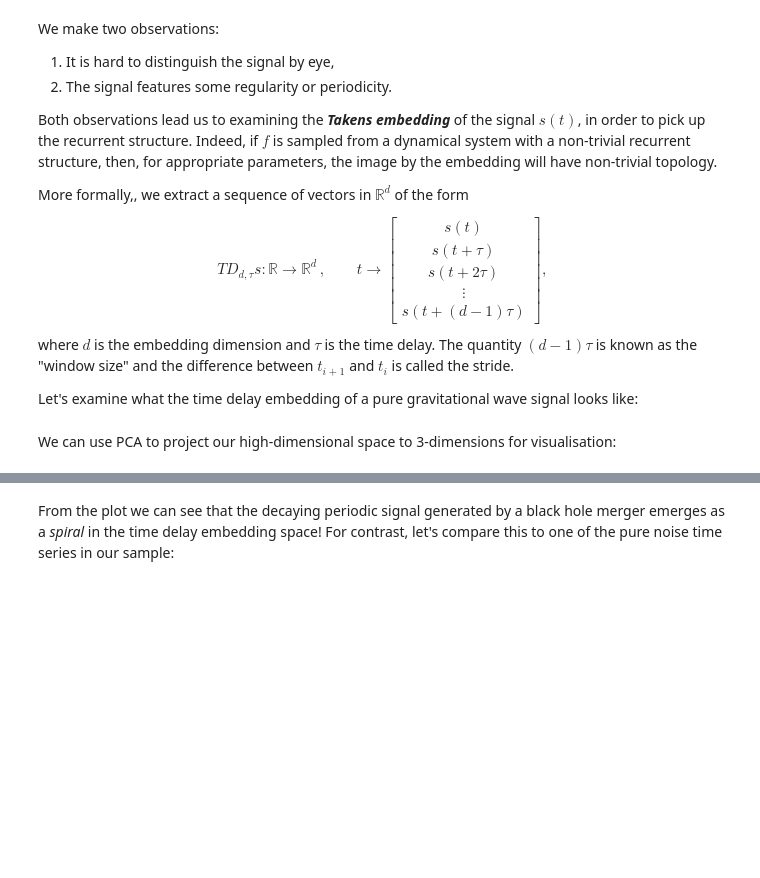
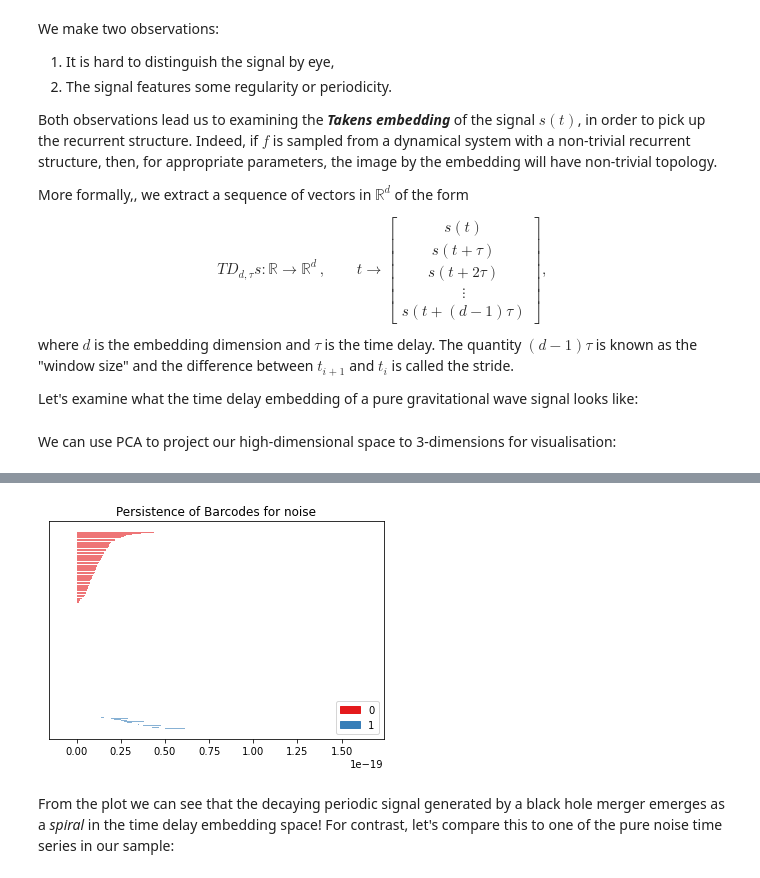
Before and after one commit to CastroMaster10/Detecting-Gravitional-Waves-Using-Topological-algorithms, a Jupyter notebook: gravitational_waves_detection.ipynb, the cells around one changed output, grey strips where cells are left out. Cells and saved outputs as stored; diff of their text form; code cells hidden in the pictures; blank space fills up the shorter version.

```diff
--- a/gravitational_waves_detection.ipynb
+++ b/gravitational_waves_detection.ipynb
@@ -148,3 +168,10 @@ plot_point_cloud(y_gw_embedded_pca)
+# %%
+diag_inf = Rips_simplex_tree_Circ_signal.persistence(min_persistence=0)
+gd.plot_persistence_barcode(diag_inf);
+plt.title(f'Persistence of Barcodes for noise')
+plt.show()
+# %% [output]
+[figure, added]
 # %% [markdown]
 From the plot we can see that the decaying periodic signal generated by a black hole merger emerges as a _spiral_ in the time delay embedding space! For contrast, let's compare this to one of the pure noise time series in our sample:
 # %%
```
Also changed, not shown: parts of 13 cells of this notebook, 4 other files.
